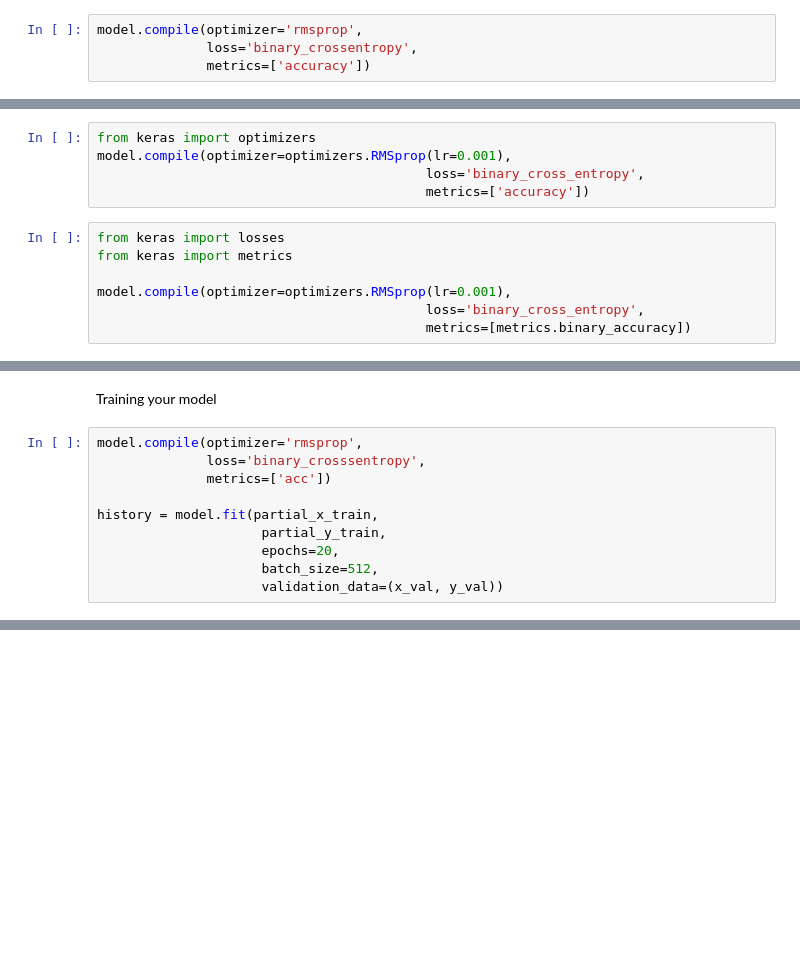
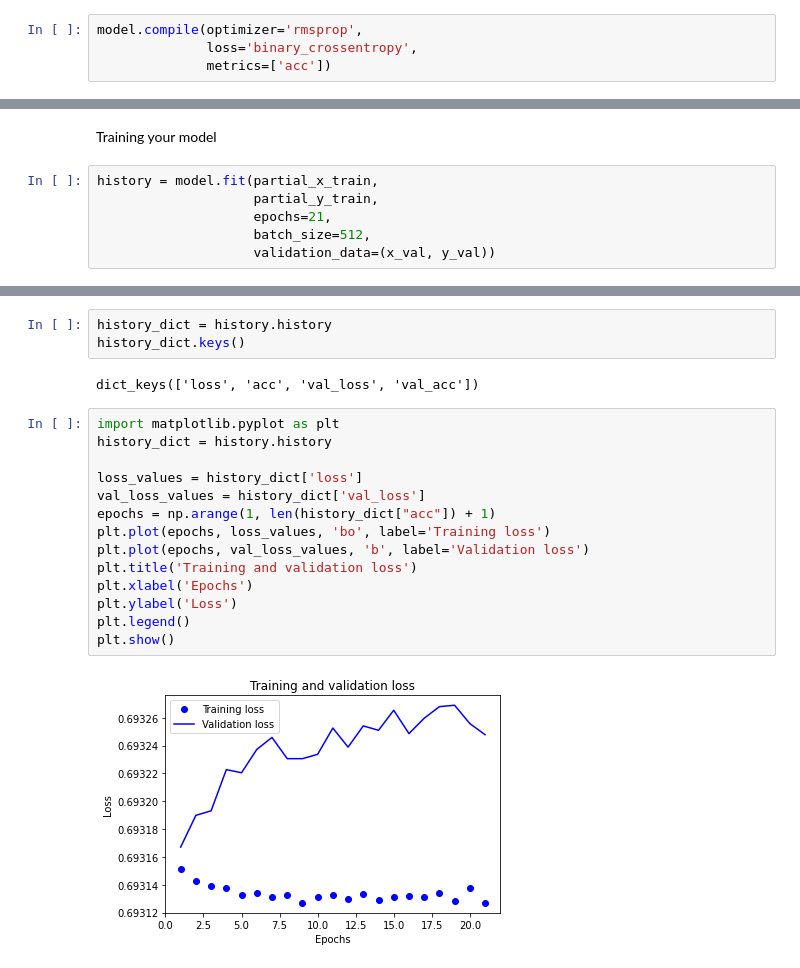
Before and after one commit to ghumman-shahid/DeepLearning_python, a Jupyter notebook: BinaryClassification_moviereviews.ipynb, the cells around one changed output, grey strips where cells are left out. Drawn from its saved outputs; the diff is of its cells as text; blank space fills up the shorter version.

```diff
--- a/BinaryClassification_moviereviews.ipynb
+++ b/BinaryClassification_moviereviews.ipynb
@@ -77,21 +57,9 @@ Compiling the Model
 # %%
 model.compile(optimizer='rmsprop',
               loss='binary_crossentropy',
-              metrics=['accuracy'])
+              metrics=['acc'])
 # %% [markdown]
 Configuring the optimizer
-# %%
-from keras import optimizers
-model.compile(optimizer=optimizers.RMSprop(lr=0.001),
-                                          loss='binary_cross_entropy',
-                                          metrics=['accuracy'])
-# %%
-from keras import losses
-from keras import metrics
-
-model.compile(optimizer=optimizers.RMSprop(lr=0.001),
-                                          loss='binary_cross_entropy',
-                                          metrics=[metrics.binary_accuracy])
 # %% [markdown]
 Validating your Approach
 # %%
@@ -104,13 +72,9 @@ partial_y_train= y_train[10000:]
 # %% [markdown]
 Training your model
 # %%
-model.compile(optimizer='rmsprop',
-              loss='binary_crosssentropy',
-              metrics=['acc'])
-
 history = model.fit(partial_x_train,
-                     partial_y_train,
-                     epochs=20,
-                     batch_size=512,
-                     validation_data=(x_val, y_val))
+                    partial_y_train,
+                    epochs=21,
+                    batch_size=512,
+                    validation_data=(x_val, y_val))
 # %% [output]
@@ -118,0 +98,21 @@ ValueError: ignored
+# %%
+history_dict = history.history
+history_dict.keys()
+# %% [output]
+dict_keys(['loss', 'acc', 'val_loss', 'val_acc'])
+# %%
+import matplotlib.pyplot as plt
+history_dict = history.history
+
+loss_values = history_dict['loss']
+val_loss_values = history_dict['val_loss']
+epochs = np.arange(1, len(history_dict["acc"]) + 1)
+plt.plot(epochs, loss_values, 'bo', label='Training loss')
+plt.plot(epochs, val_loss_values, 'b', label='Validation loss')
+plt.title('Training and validation loss')
+plt.xlabel('Epochs')
+plt.ylabel('Loss')
+plt.legend()
+plt.show()
+# %% [output]
+[figure, added]
```
Also changed, not shown: parts of 11 cells of this notebook.
